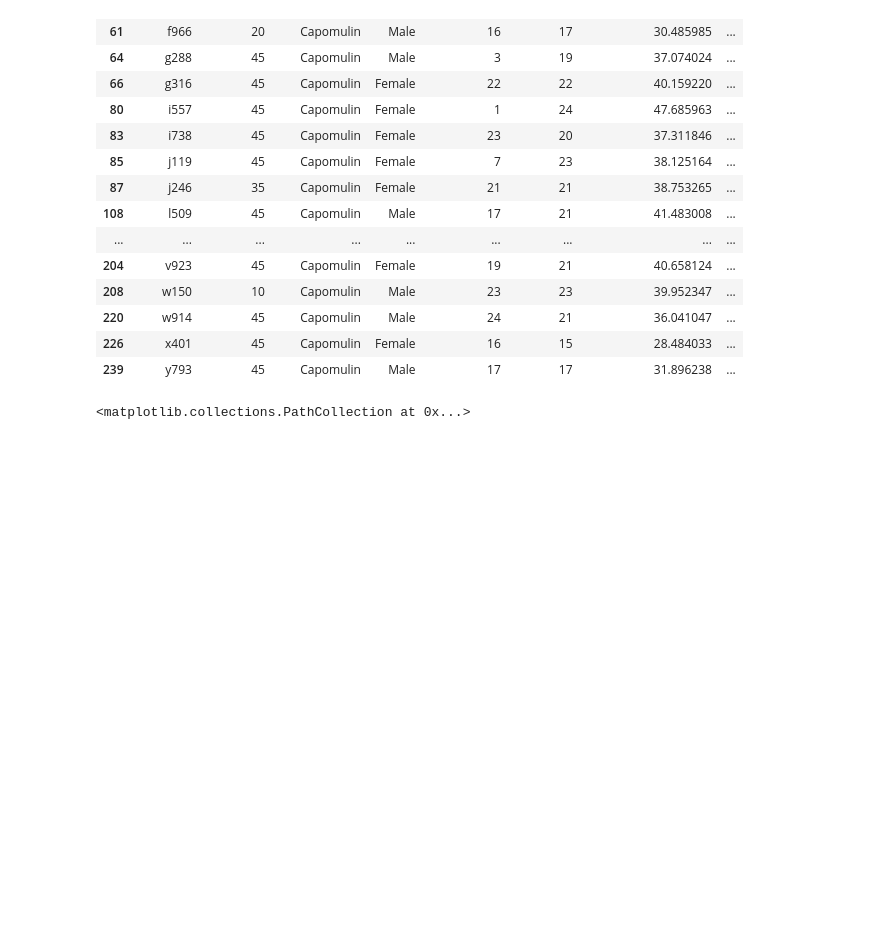
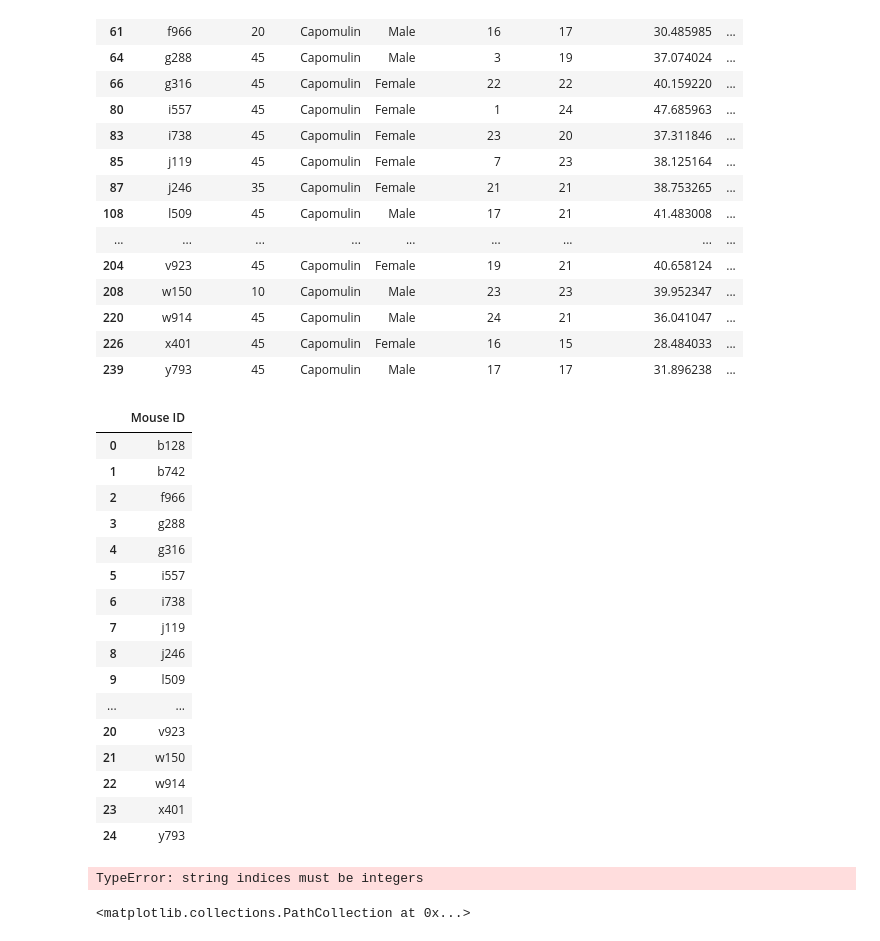
Before and after one commit to joshuadroid/pandas-challenge-2, a Jupyter notebook: Pymaceuticals/pymaceuticals_starter.ipynb, the cells around one changed output. Drawn from its saved outputs; the diff is of its cells as text; code cells hidden in the pictures; blank space fills up the shorter version.

```diff
--- a/Pymaceuticals/pymaceuticals_starter.ipynb
+++ b/Pymaceuticals/pymaceuticals_starter.ipynb
@@ -1,5 +1,2 @@
 # %% [markdown]
 ## Observations and Insights
-# %%
-pd.set_option('display.max_rows', None)
-# use this to see all rows of data set
@@ -342,6 +340,41 @@ cap_regimen
 | 220 | w914 | 45 | Capomulin | Male | 24 | 21 | 36.041047 | ... |
 | 226 | x401 | 45 | Capomulin | Female | 16 | 15 | 28.484033 | ... |
 | 239 | y793 | 45 | Capomulin | Male | 17 | 17 | 31.896238 | ... |
+# %%
+# Bonus work: Try Graphing For Loop for Capomulin to see if line graphs go the same way
+
+
+mouse_list = cap_regimen['Mouse ID'].reset_index().drop(columns='index')
+mouse_list
+# %% [output]
+|  | Mouse ID |
+| 0 | b128 |
+| 1 | b742 |
+| 2 | f966 |
+| 3 | g288 |
+| 4 | g316 |
+| 5 | i557 |
+| 6 | i738 |
+| 7 | j119 |
+| 8 | j246 |
+| 9 | l509 |
+| ... | ... |
+| 20 | v923 |
+| 21 | w150 |
+| 22 | w914 |
+| 23 | x401 |
+| 24 | y793 |
+# %%
+# plt.xlim(0, 50)
+# plt.ylim(35, 50)
+# plt.grid()
+
+for mouse in mouse_list:
+    tp = clean_mouse_data.loc[clean_mouse_data['Mouse ID'] == mouse['Mouse ID'][0]]['Timepoint']
+    tv = clean_mouse_data.loc[clean_mouse_data['Mouse ID'] == mouse['Mouse ID'][0]]['Tumor Volume (mm3)']
+    plt.plot(tp, tv)
+# %% [output]
+TypeError: string indices must be integers
 # %%
 # Generate a scatter plot of average tumor volume vs. mouse weight for the Capomulin regimen
 cap_scatter_data = max_tumor_per_mouse.loc[max_tumor_per_mouse['Drug Regimen'] == 'Capomulin']
```
Also changed, not shown: parts of 3 cells of this notebook.
